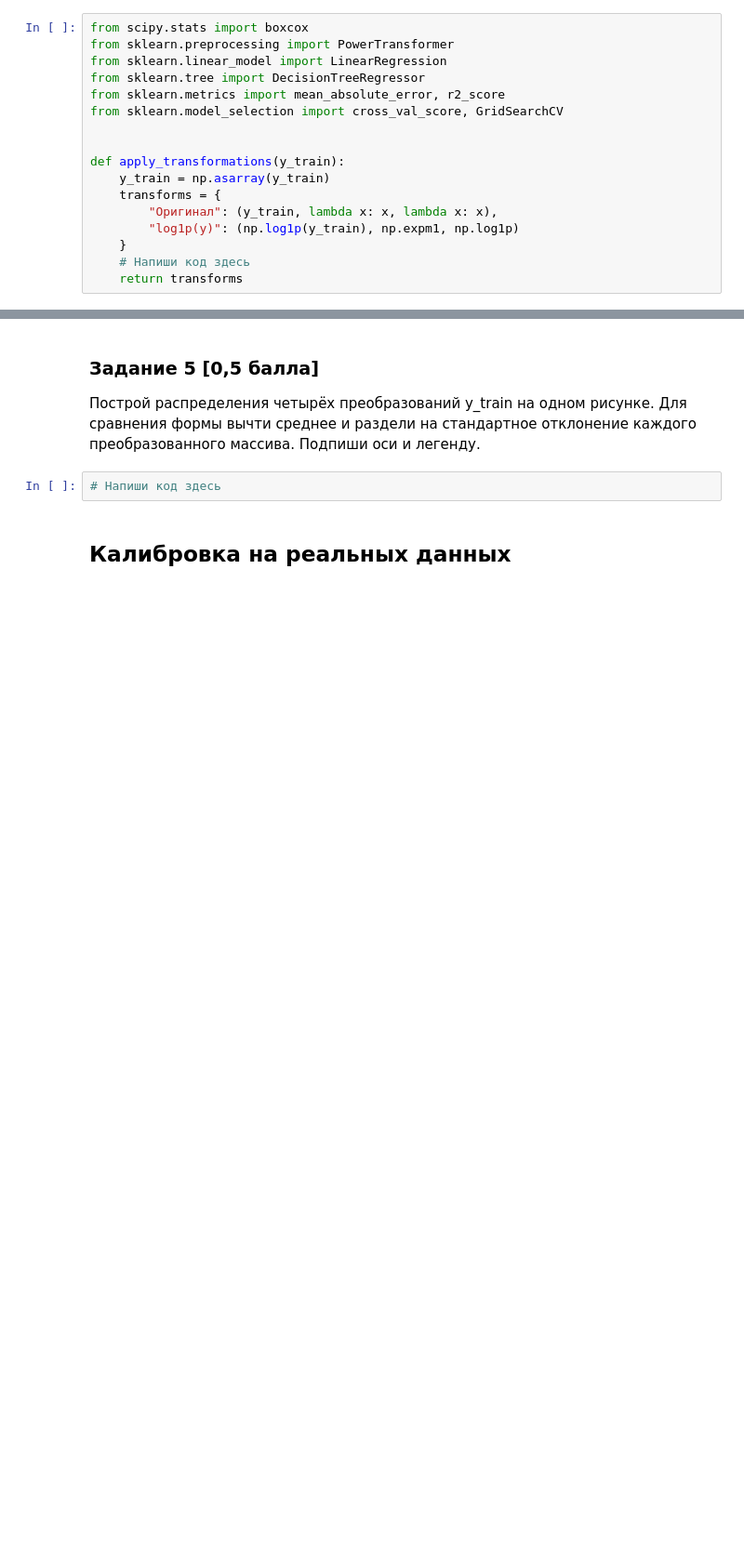
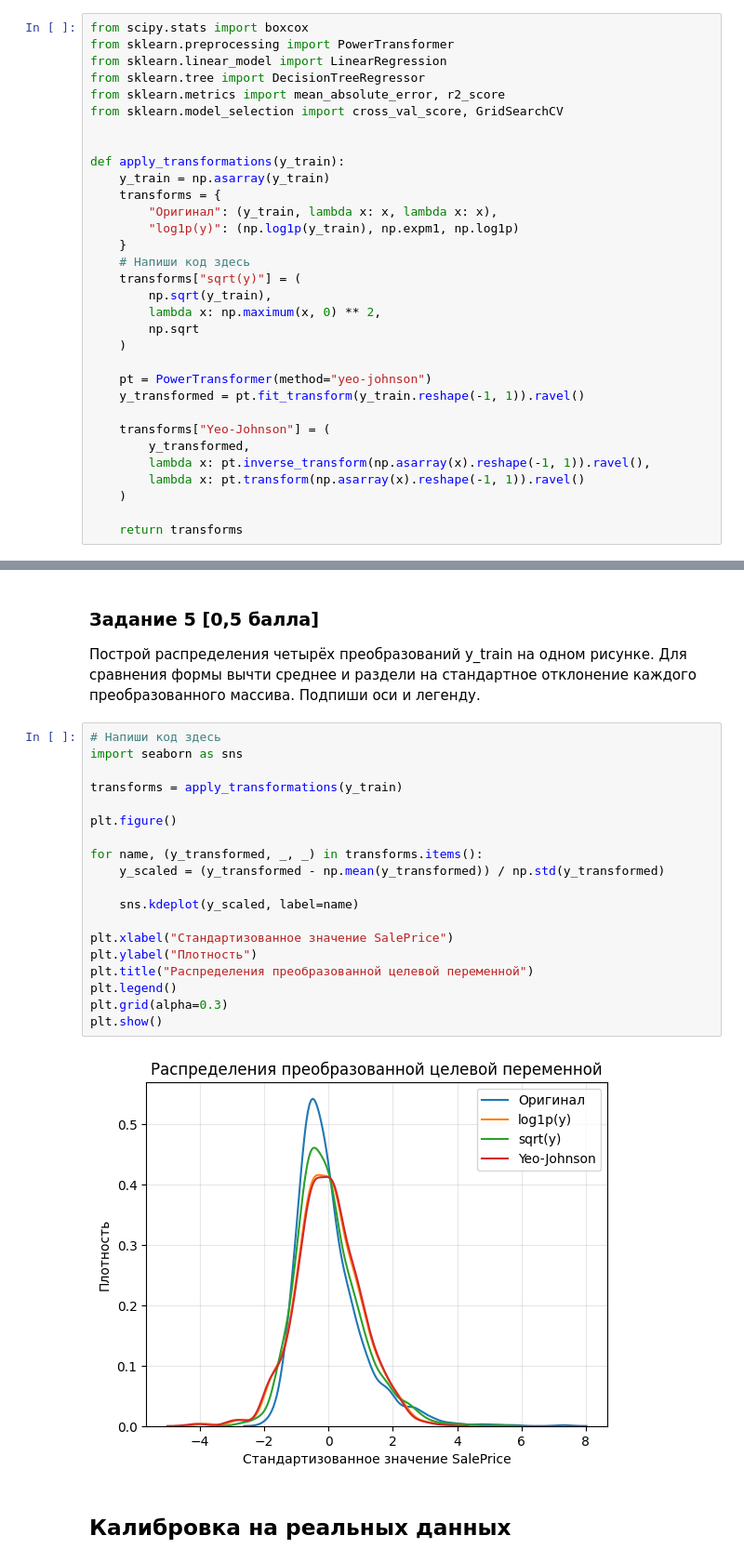
Before and after one commit to krivonosovti/CU, a Jupyter notebook: ML/Homework/Неделя_5_Машинное_обучение_ДЗ.ipynb, the cells around one changed output, grey strips where cells are left out. Shown at 93% size. Drawn from its saved outputs; the diff is of its cells as text; blank space fills up the shorter version.

```diff
--- a/ML/Homework/Неделя_5_Машинное_обучение_ДЗ.ipynb
+++ b/ML/Homework/Неделя_5_Машинное_обучение_ДЗ.ipynb
@@ -267,6 +412,21 @@ def apply_transformations(y_train):
         "log1p(y)": (np.log1p(y_train), np.expm1, np.log1p)
     }
     # Напиши код здесь
+    transforms["sqrt(y)"] = (
+        np.sqrt(y_train),
+        lambda x: np.maximum(x, 0) ** 2,
+        np.sqrt
+    )
+
+    pt = PowerTransformer(method="yeo-johnson")
+    y_transformed = pt.fit_transform(y_train.reshape(-1, 1)).ravel()
+
+    transforms["Yeo-Johnson"] = (
+        y_transformed,
+        lambda x: pt.inverse_transform(np.asarray(x).reshape(-1, 1)).ravel(),
+        lambda x: pt.transform(np.asarray(x).reshape(-1, 1)).ravel()
+    )
+
     return transforms
 # %% [markdown]
 ### Задание 4.2 [1 балл]
@@ -301,6 +584,25 @@ def evaluate_model_cv(transform_name, config, X_train, y_train, X_test, y_test):
 Построй распределения четырёх преобразований y_train на одном рисунке. Для сравнения формы вычти среднее и раздели на стандартное отклонение каждого преобразованного массива. Подпиши оси и легенду.
 # %%
 # Напиши код здесь
+import seaborn as sns
+
+transforms = apply_transformations(y_train)
+
+plt.figure()
+
+for name, (y_transformed, _, _) in transforms.items():
+    y_scaled = (y_transformed - np.mean(y_transformed)) / np.std(y_transformed)
+
+    sns.kdeplot(y_scaled, label=name)
+
+plt.xlabel("Стандартизованное значение SalePrice")
+plt.ylabel("Плотность")
+plt.title("Распределения преобразованной целевой переменной")
+plt.legend()
+plt.grid(alpha=0.3)
+plt.show()
+# %% [output]
+[figure, added]
 # %% [markdown]
 ## Калибровка на реальных данных
 # %% [markdown]
```
Also changed, not shown: parts of 18 cells of this notebook, 3 other files.
